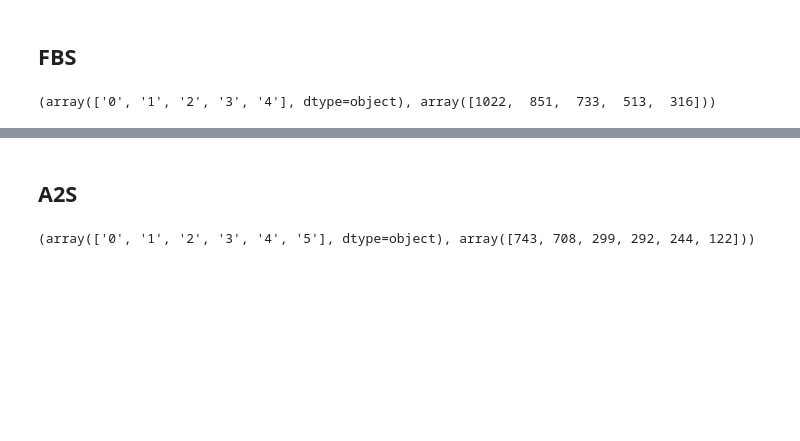
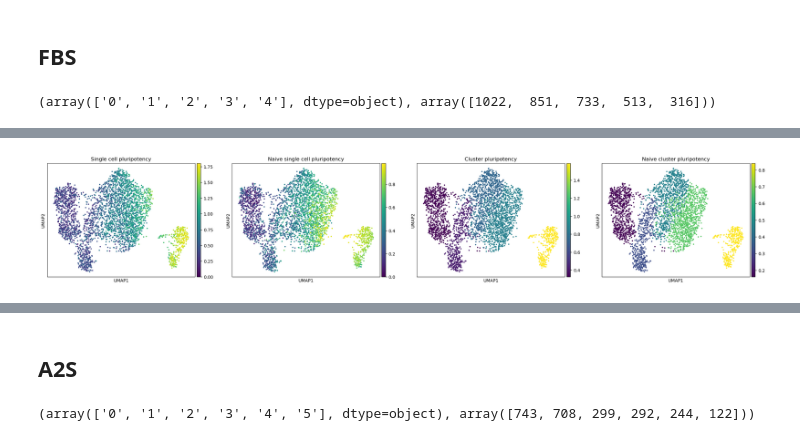
Before and after one commit to maddalenastn/IDEAS, a Jupyter notebook: Notebooks/Clustering_Preprocessing.ipynb, the cells around one changed output, grey strips where cells are left out. Cells and saved outputs as stored; diff of their text form; code cells hidden in the pictures; blank space fills up the shorter version.

```diff
--- a/Notebooks/Clustering_Preprocessing.ipynb
+++ b/Notebooks/Clustering_Preprocessing.ipynb
@@ -237,3 +248,9 @@ sc.pl.umap(adata_fbs, color=['day','cluster'], title = ['Days','Cluster'])
+# %%
+sc.pl.umap(adata_fbs,
+        color=['pluripotency','naive_pluripotency','cluster_pluripotency','cluster_naive_pluripotency'],
+        title = ['Single cell pluripotency', 'Naive single cell pluripotency','Cluster pluripotency','Naive cluster pluripotency'])
+# %% [output]
+[figure, added]
 # %%
 stackbar_days(adata_fbs)
 # %% [output]
```
Also changed, not shown: parts of 33 cells of this notebook.
